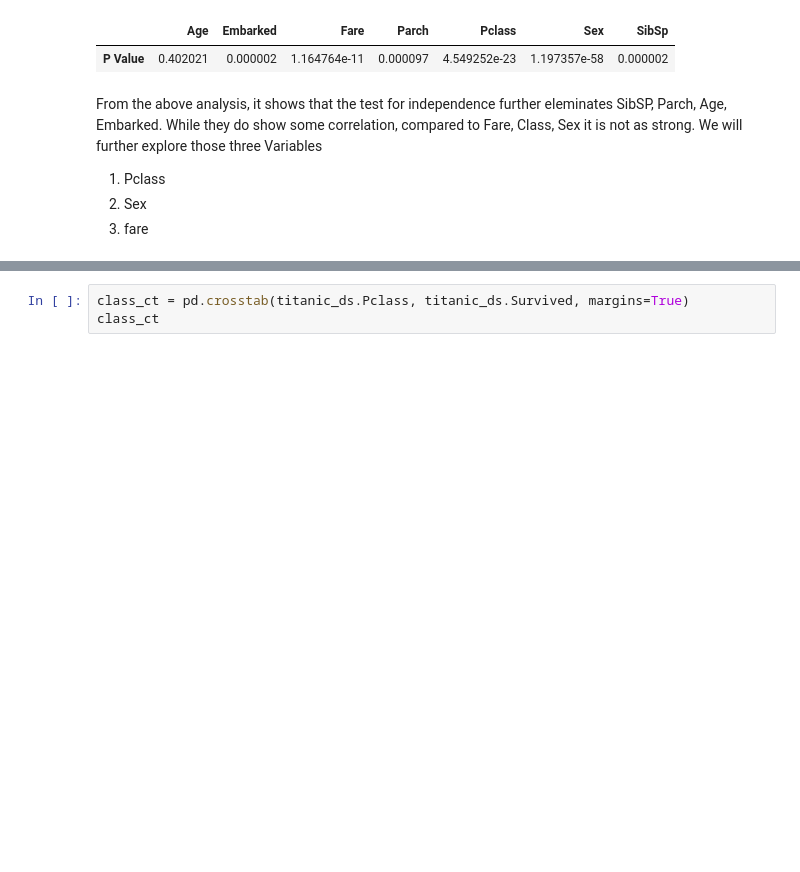
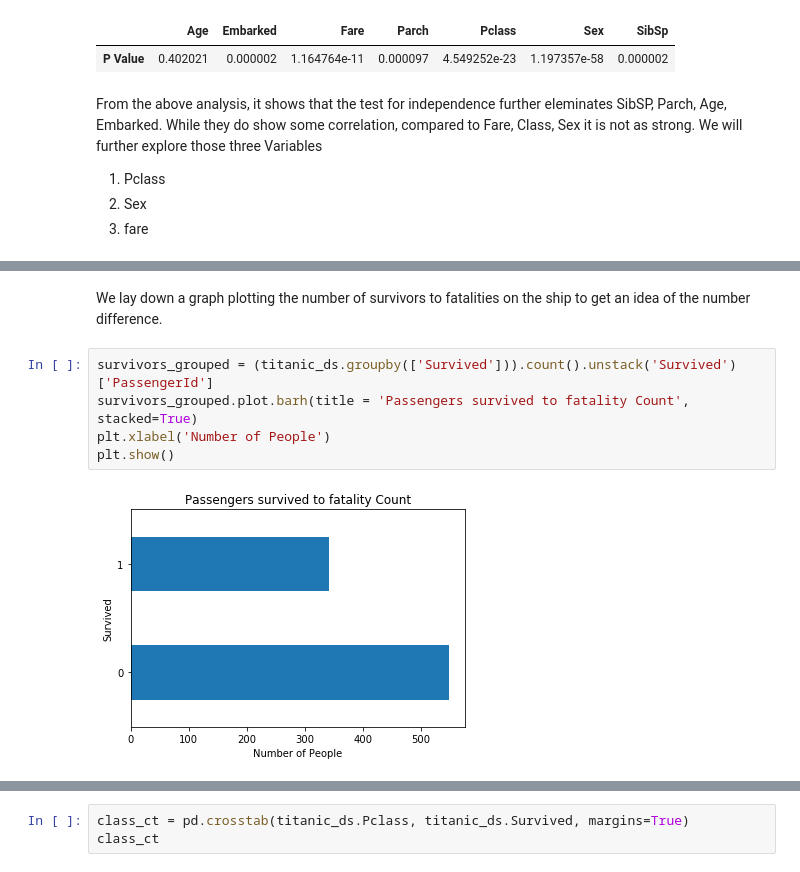
Before and after one commit to hassanhabbak/data_analysis, a Jupyter notebook: TitanicDataAnalysis/Titanic Data Analysis.ipynb, the cells around one changed output, grey strips where cells are left out. Saved outputs shown, nothing was run; the diff lists cells and outputs as text; blank space fills up the shorter version.

```diff
--- a/TitanicDataAnalysis/Titanic Data Analysis.ipynb
+++ b/TitanicDataAnalysis/Titanic Data Analysis.ipynb
@@ -151,0 +194,9 @@ From the above analysis, it shows that the test for independence further elemina
+# %% [markdown]
+We lay down a graph plotting the number of survivors to fatalities on the ship to get an idea of the number difference.
+# %%
+survivors_grouped = (titanic_ds.groupby(['Survived'])).count().unstack('Survived')['PassengerId']
+survivors_grouped.plot.barh(title = 'Passengers survived to fatality Count', stacked=True)
+plt.xlabel('Number of People')
+plt.show()
+# %% [output]
+[figure, added]
```
Also changed, not shown: parts of 30 cells of this notebook.
